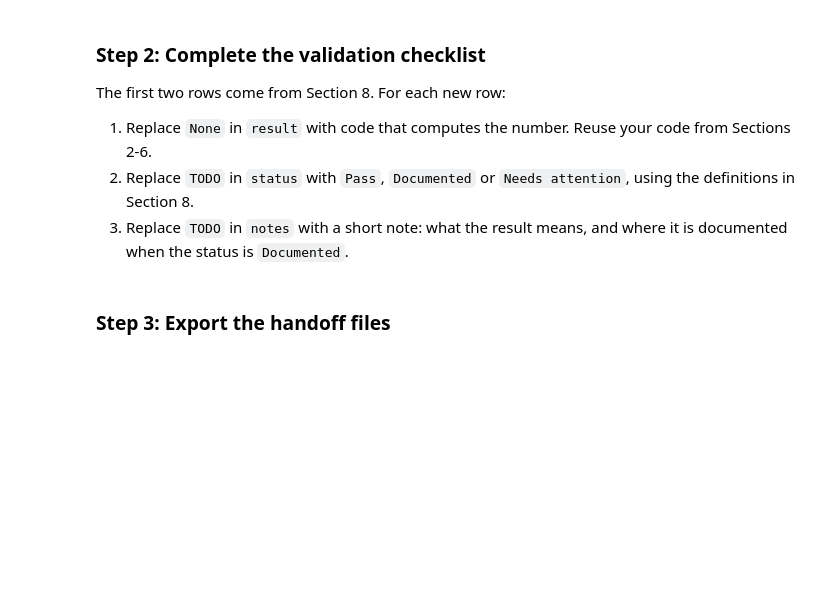
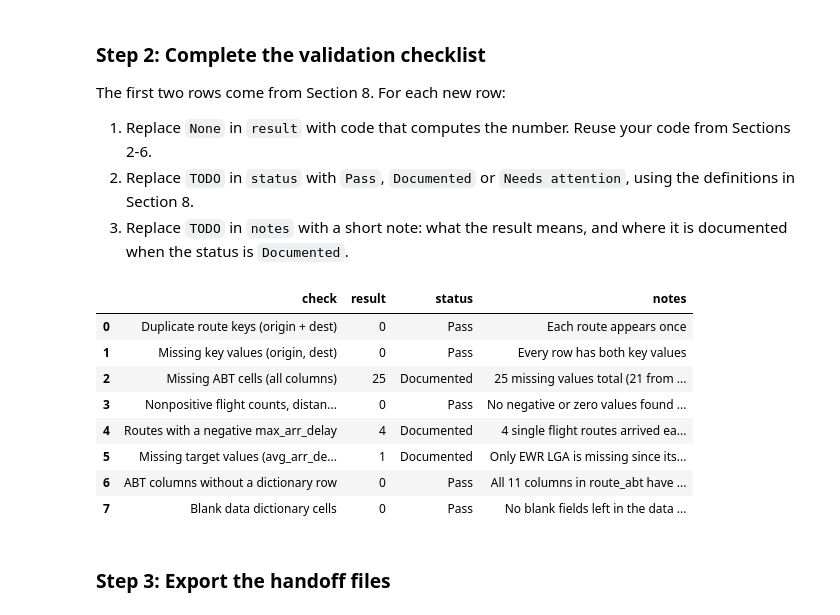
Before and after one commit to tmack92/mackay_tim_week_11_updated, a Jupyter notebook: notebooks/module11_abt_documentation_guided_lab.ipynb, the cells around one changed output. Drawn from its saved outputs; the diff is of its cells as text; code cells hidden in the pictures; blank space fills up the shorter version.

```diff
--- a/notebooks/module11_abt_documentation_guided_lab.ipynb
+++ b/notebooks/module11_abt_documentation_guided_lab.ipynb
@@ -696,21 +739,62 @@ The first two rows come from Section 8. For each new row:
 # %%
 # Offline Assignment, step 2 - complete the validation checklist.
 # Hints:
 # - Missing ABT cells: .isna().sum().sum() on route_abt.
 # - Nonpositive values: add up the three Boolean checks from Section 4.
 # - Negative max_arr_delay: the condition from Your Turn 3, then .sum().
 # - ABT columns without a dictionary row: compare route_abt.columns with data_dictionary["column_name"].
 # - Blank dictionary cells: select doc_fields, .fillna(""), strip whitespace, compare to "", then sum twice.
+
 validation_checklist = pd.DataFrame(checklist_rows + [
-    {"check": "Missing ABT cells (all columns)", "result": None, "status": "TODO", "notes": "TODO"},
-    {"check": "Nonpositive flight counts, distances and air times", "result": None, "status": "TODO", "notes": "TODO"},
-    {"check": "Routes with a negative max_arr_delay", "result": None, "status": "TODO", "notes": "TODO"},
-    {"check": "Missing target values (avg_arr_delay)", "result": None, "status": "TODO", "notes": "TODO"},
-    {"check": "ABT columns without a dictionary row", "result": None, "status": "TODO", "notes": "TODO"},
-    {"check": "Blank data dictionary cells", "result": None, "status": "TODO", "notes": "TODO"},
+    {
+        "check": "Missing ABT cells (all columns)",
+        "result": int(route_abt.isna().sum().sum()),
+        "status": "Documented",
+        "notes": "25 missing values total (21 from the 7 territory routes and 4 from the cancelled EWR-LGA flight), noted in the data dictionary"
+    },
+    {
+        "check": "Nonpositive flight counts, distances and air times",
+        "result": int(sum(checks.values())),
+        "status": "Pass",
+        "notes": "No negative or zero values found for flight counts, distance, or air time"
+    },
+    {
+        "check": "Routes with a negative max_arr_delay",
+        "result": int((route_abt["max_arr_delay"] < 0).sum()),
+        "status": "Documented",
+        "notes": "4 single flight routes arrived early."
+    },
+    {
+        "check": "Missing target values (avg_arr_delay)",
+        "result": int(route_abt["avg_arr_delay"].isna().sum()),
+        "status": "Documented",
+        "notes": "Only EWR LGA is missing since its single flight was cancelled."
+    },
+    {
+        "check": "ABT columns without a dictionary row",
+        "result": int(len(set(route_abt.columns) - set(data_dictionary["column_name"]))),
+        "status": "Pass",
+        "notes": "All 11 columns in route_abt have a matching row in the dictionary"
+    },
+    {
+        "check": "Blank data dictionary cells",
+        "result": int(data_dictionary[doc_fields].fillna("").astype(str).apply(lambda s: s.str.strip()).eq("").sum().sum()),
+        "status": "Pass",
+        "notes": "No blank fields left in the data dictionary"
+    },
 ])
 
 validation_checklist
+# %% [output]
+|  | check | result | status | notes |
+| 0 | Duplicate route keys (origin + dest) | 0 | Pass | Each route appears once |
+| 1 | Missing key values (origin, dest) | 0 | Pass | Every row has both key values |
+| 2 | Missing ABT cells (all columns) | 25 | Documented | 25 missing values total (21 from ... |
+| 3 | Nonpositive flight counts, distan... | 0 | Pass | No negative or zero values found ... |
+| 4 | Routes with a negative max_arr_delay | 4 | Documented | 4 single flight routes arrived ea... |
+| 5 | Missing target values (avg_arr_de... | 1 | Documented | Only EWR LGA is missing since its... |
+| 6 | ABT columns without a dictionary row | 0 | Pass | All 11 columns in route_abt have ... |
+| 7 | Blank data dictionary cells | 0 | Pass | No blank fields left in the data ... |
 # %% [markdown]
 ### Step 3: Export the handoff files
 # %%
```
Also changed, not shown: parts of 10 cells of this notebook, 3 other files.
